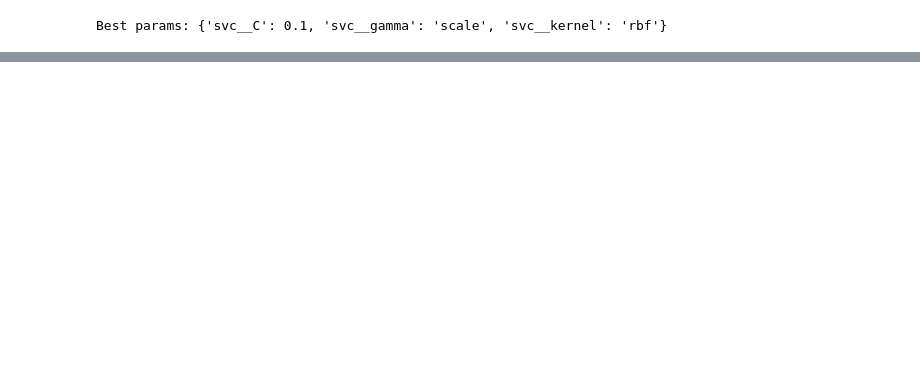
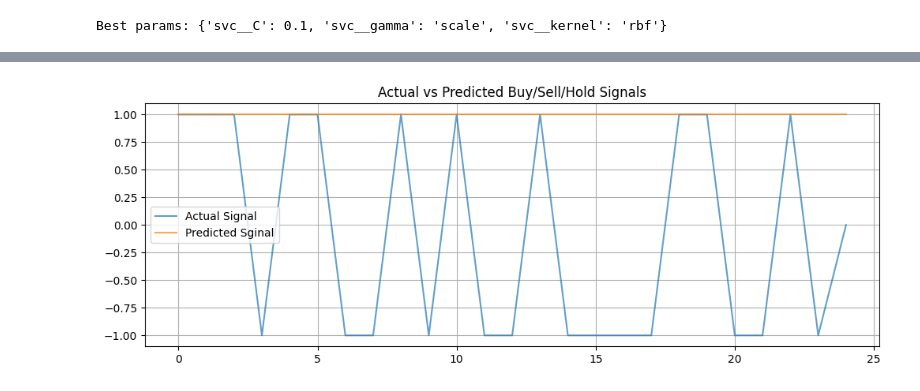
Before and after one commit to bobhampton/ML_Stock_Bot_with_Alpaca, a Jupyter notebook: Lorraine-SVM.ipynb, the cells around one changed output, grey strips where cells are left out. Drawn from its saved outputs; the diff is of its cells as text; code cells hidden in the pictures; blank space fills up the shorter version.

```diff
--- a/Lorraine-SVM.ipynb
+++ b/Lorraine-SVM.ipynb
@@ -161,0 +164,14 @@ def predict_and_plot(model, X_test, y_test, df):
+# %%
+from sklearn.metrics import classification_report, confusion_matrix,accuracy_score
+
+#Predict on test set
+y_pred=model.predict(X_test)
+
+#accuracy score
+print("Accuracy:", accuracy_score(y_test,y_pred))
+
+#classification report
+print("\nClassification Report:\n",classification_report(y_test,y_pred))
+
+#Confusion matrix
+print("\nConfusion Matrix:\n", confusion_matrix,(y_test,y_pred))
@@ -161,0 +196,11 @@ def predict_and_plot(model, X_test, y_test, df):
+# %%
+import matplotlib.pyplot as plt
+plt.figure(figsize=(12,4))
+plt.plot(y_test.values,label='Actual Signal',alpha=0.7)
+plt.plot(y_pred,label='Predicted Sginal',alpha=0.7)
+plt.legend()
+plt.title('Actual vs Predicted Buy/Sell/Hold Signals')
+plt.grid(True)
+plt.show()
+# %% [output]
+[figure, added]
```
Also changed, not shown: parts of 5 cells of this notebook.
